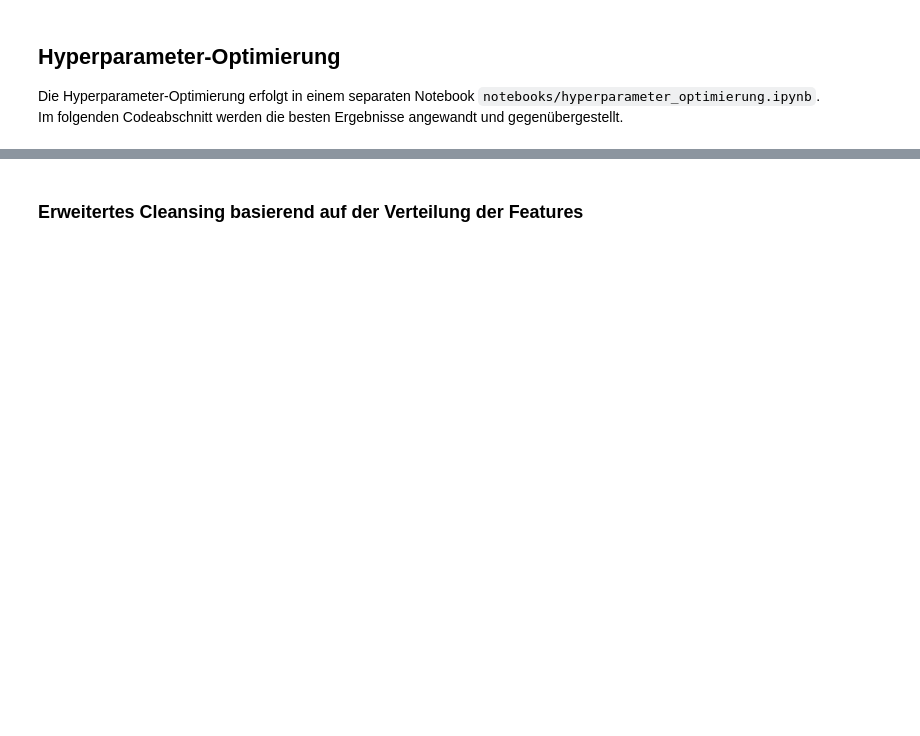
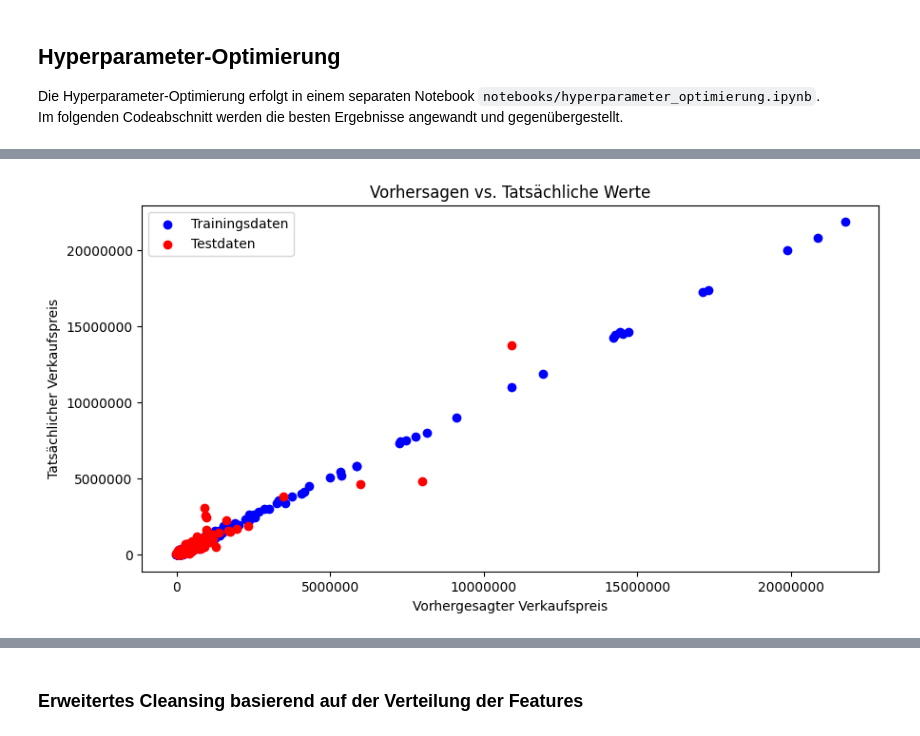
Before and after one commit to mixd304/dbuas-modul_13-applied-ds-2-ml-and-reporting-studienarbeit-darius-mix, a Jupyter notebook: notebooks/main.ipynb, the cells around one changed output, grey strips where cells are left out. Cells and saved outputs as stored; diff of their text form; code cells hidden in the pictures; blank space fills up the shorter version.

```diff
--- a/notebooks/main.ipynb
+++ b/notebooks/main.ipynb
@@ -201,0 +238,11 @@ MAPE (Test) : 0.2722910439116313
+# %%
+pipe = Pipeline(steps=[
+        ('preprocessor', prep),
+        ('Gradient Boosting', GradientBoostingRegressor(random_state=42, learning_rate=0.1, max_depth=7, min_samples_leaf=1, min_samples_split=10, n_estimators=200))
+    ])
+
+pipe.fit(train_data[X], train_data[y].values.ravel())
+
+plot_train_vs_test_predictions(pipe, train_data, test_data, X, y)
+# %% [output]
+[figure, added]
```
Also changed, not shown: parts of 26 cells of this notebook, 2 other files.
